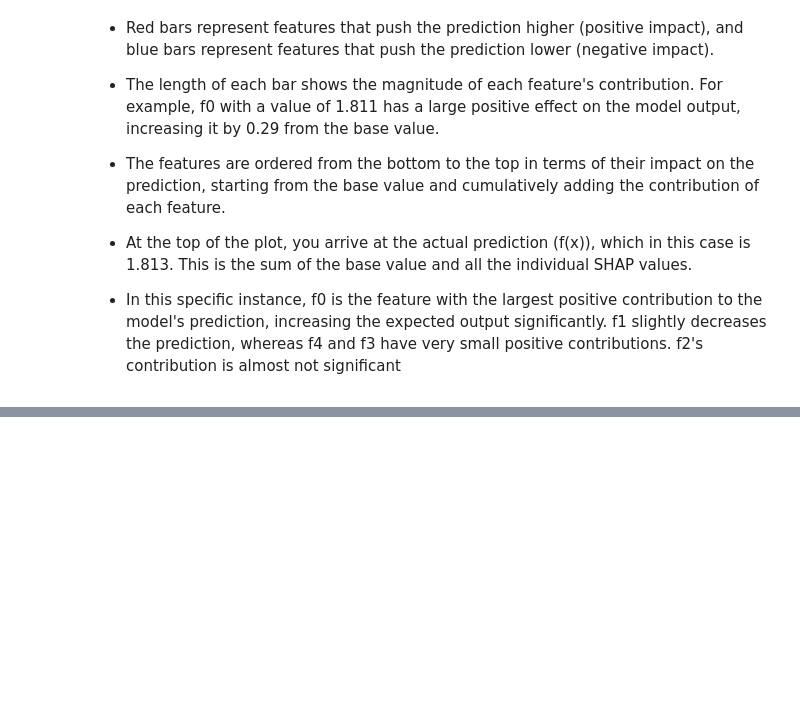
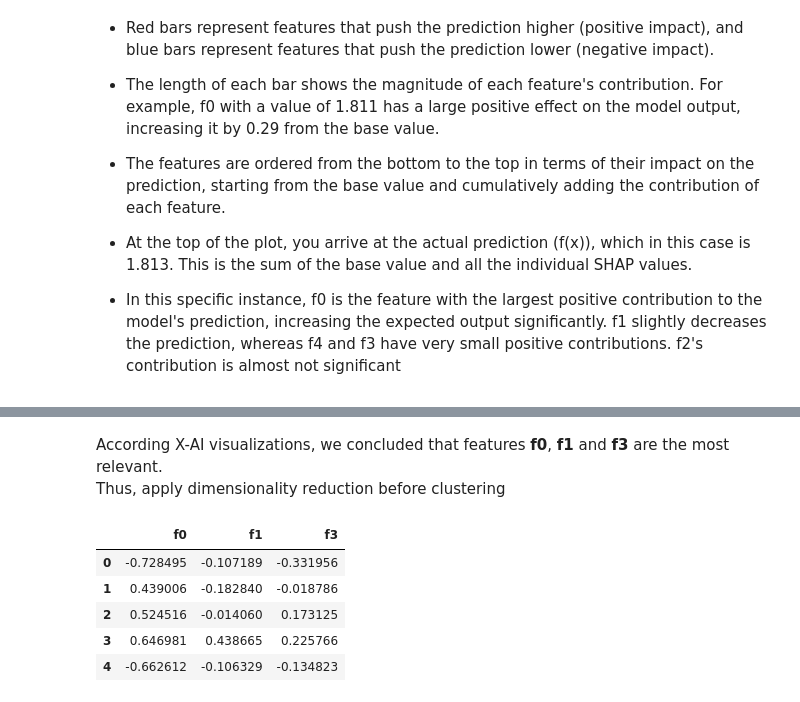
Before and after one commit to HoltechHard/XAI_Labs, a Jupyter notebook: xai_clusters_gen_lgbm.ipynb, the cells around one changed output, grey strips where cells are left out. Saved outputs shown, nothing was run; the diff lists cells and outputs as text; code cells hidden in the pictures; blank space fills up the shorter version.

```diff
--- a/xai_clusters_gen_lgbm.ipynb
+++ b/xai_clusters_gen_lgbm.ipynb
@@ -319,0 +333,14 @@ shap.waterfall_plot(shap_values[instance_idx])
+# %% [markdown]
+According X-AI visualizations, we concluded that features **f0**, **f1** and **f3** are the most relevant.
+Thus, apply dimensionality reduction before clustering
+# %%
+relevant_features = ['f0', 'f1', 'f3']
+shap_rel = shap_data[relevant_features]
+shap_rel.head()
+# %% [output]
+|  | f0 | f1 | f3 |
+| 0 | -0.728495 | -0.107189 | -0.331956 |
+| 1 | 0.439006 | -0.182840 | -0.018786 |
+| 2 | 0.524516 | -0.014060 | 0.173125 |
+| 3 | 0.646981 | 0.438665 | 0.225766 |
+| 4 | -0.662612 | -0.106329 | -0.134823 |
```
Also changed, not shown: parts of 5 cells of this notebook.
